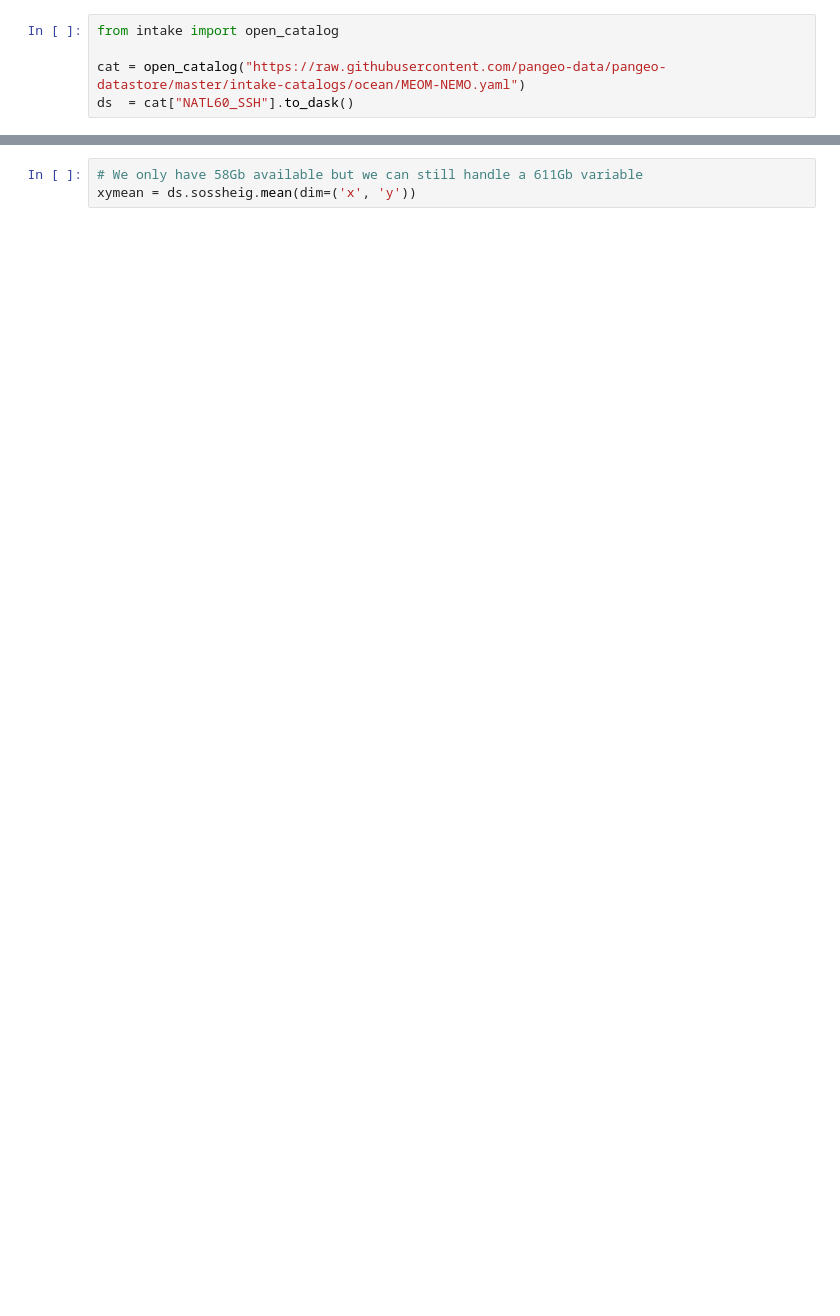
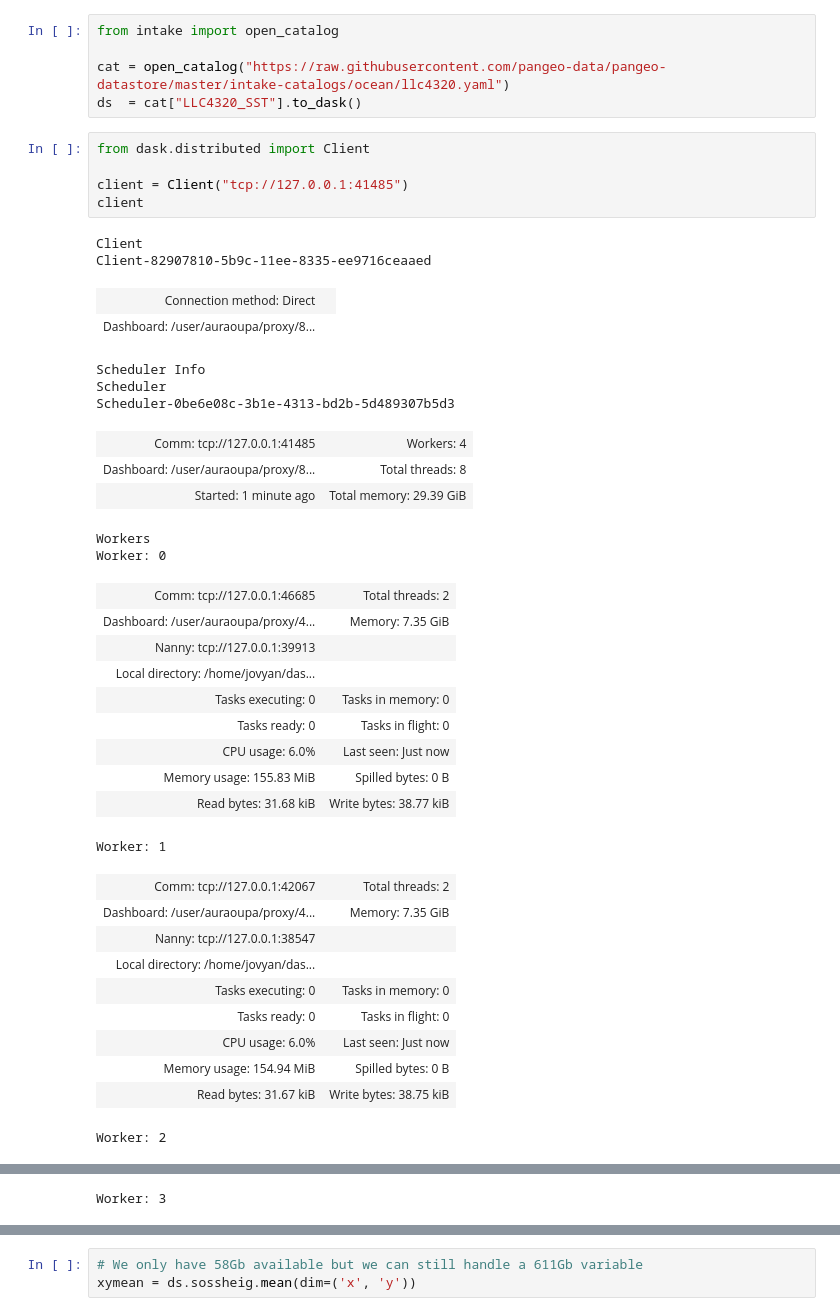
Before and after one commit to demo-dask-grenoble2023/demo-DRAKKAR, a Jupyter notebook: Backup.ipynb, the cells around one changed output, grey strips where cells are left out. Drawn from its saved outputs; the diff is of its cells as text; blank space fills up the shorter version.

```diff
--- a/Backup.ipynb
+++ b/Backup.ipynb
@@ -1,5 +1,43 @@
 # %%
 from intake import open_catalog
 
-cat = open_catalog("https://raw.githubusercontent.com/pangeo-data/pangeo-datastore/master/intake-catalogs/ocean/MEOM-NEMO.yaml")
-ds  = cat["NATL60_SSH"].to_dask()
+cat = open_catalog("https://raw.githubusercontent.com/pangeo-data/pangeo-datastore/master/intake-catalogs/ocean/llc4320.yaml")
+ds  = cat["LLC4320_SST"].to_dask()
+# %%
+from dask.distributed import Client
+
+client = Client("tcp://127.0.0.1:41485")
+client
+# %% [output]
+Client
+Client-82907810-5b9c-11ee-8335-ee9716ceaaed
+| Connection method: Direct |  |
+| Dashboard: /user/auraoupa/proxy/8... |  |
+Scheduler Info
+Scheduler
+Scheduler-0be6e08c-3b1e-4313-bd2b-5d489307b5d3
+| Comm: tcp://127.0.0.1:41485 | Workers: 4 |
+| Dashboard: /user/auraoupa/proxy/8... | Total threads: 8 |
+| Started: 1 minute ago | Total memory: 29.39 GiB |
+Workers
+Worker: 0
+| Comm: tcp://127.0.0.1:46685 | Total threads: 2 |
+| Dashboard: /user/auraoupa/proxy/4... | Memory: 7.35 GiB |
+| Nanny: tcp://127.0.0.1:39913 |  |
+| Local directory: /home/jovyan/das... |  |
+| Tasks executing: 0 | Tasks in memory: 0 |
+| Tasks ready: 0 | Tasks in flight: 0 |
+| CPU usage: 6.0% | Last seen: Just now |
+| Memory usage: 155.83 MiB | Spilled bytes: 0 B |
+| Read bytes: 31.68 kiB | Write bytes: 38.77 kiB |
+Worker: 1
+| Comm: tcp://127.0.0.1:42067 | Total threads: 2 |
+| Dashboard: /user/auraoupa/proxy/4... | Memory: 7.35 GiB |
+| Nanny: tcp://127.0.0.1:38547 |  |
+| Local directory: /home/jovyan/das... |  |
+| Tasks executing: 0 | Tasks in memory: 0 |
+| Tasks ready: 0 | Tasks in flight: 0 |
+| CPU usage: 6.0% | Last seen: Just now |
+| Memory usage: 154.94 MiB | Spilled bytes: 0 B |
+| Read bytes: 31.67 kiB | Write bytes: 38.75 kiB |
+Worker: 2
@@ -5,0 +53 @@ ds  = cat["NATL60_SSH"].to_dask()
+Worker: 3
```
Also changed, not shown: parts of 21 cells of this notebook, 1 other file.
